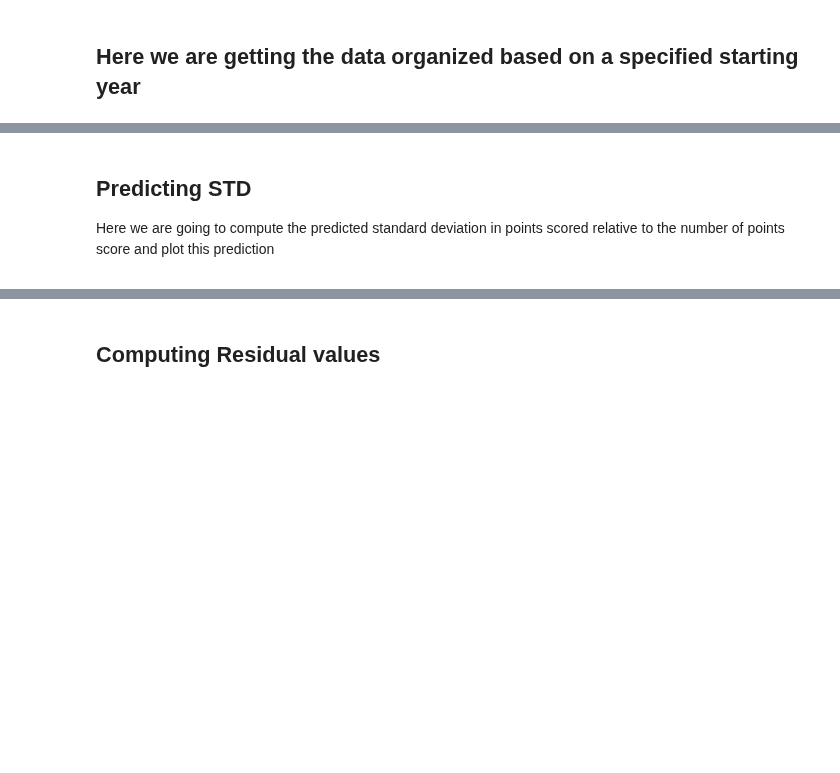
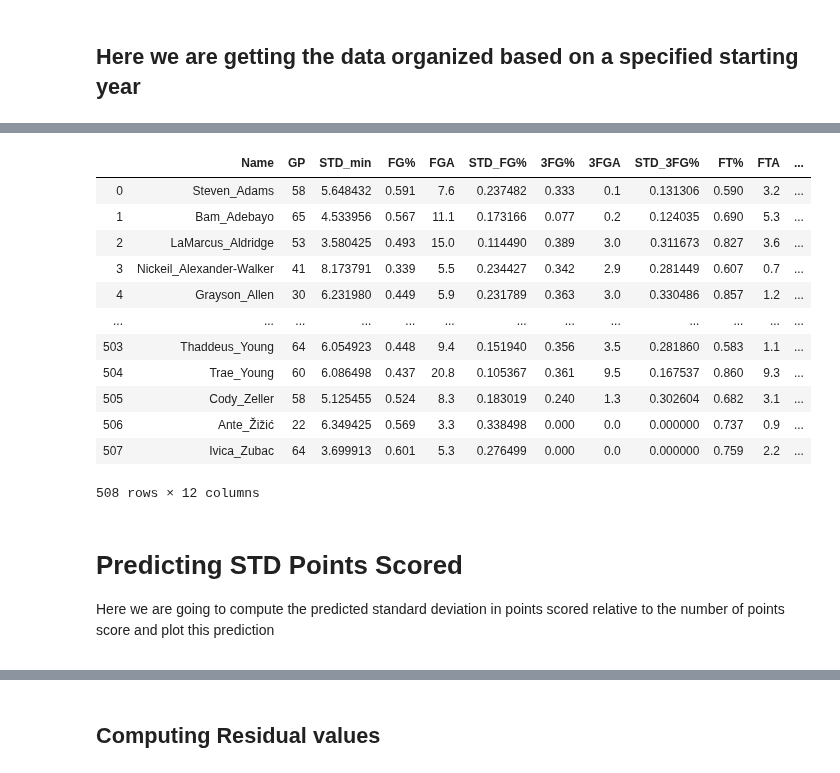
Before and after one commit to benrogers31/Finding-_Inconsistent_NBA_Players, a Jupyter notebook: Measuring_Inconsistency.ipynb, the cells around one changed output, grey strips where cells are left out. Drawn from its saved outputs; the diff is of its cells as text; code cells hidden in the pictures; blank space fills up the shorter version.

```diff
--- a/Measuring_Inconsistency.ipynb
+++ b/Measuring_Inconsistency.ipynb
@@ -32,8 +34,15 @@ for year in range(start_year+1, end_year+1):
 #HERE WE WILL SET CRITERIA FOR OUR DATA BASE AND GET RID OF NANs
 
 #filling null values with 0
-players_df = all_players_df.fillna(0)
+players_df = all_players_df.replace(' ', 0).fillna(0)
 
 #Need to reset index cause when a player has played  on multiple teams
 #then they show up multiple times and we only want season total
 players_df = players_df.reset_index()
+
+###### uncomment if you want only players that have played a certain number of games #####
+# players_df = players_df[players_df['G'] > 25]
+
+
+
+#players_df.head(50)
@@ -126,5 +160,21 @@ for index, player in players_df.iterrows():
+# %%
+percent_df
+# %% [output]
+|  | Name | GP | STD_min | FG% | FGA | STD_FG% | 3FG% | 3FGA | STD_3FG% | FT% | FTA | ... |
+| 0 | Steven_Adams | 58 | 5.648432 | 0.591 | 7.6 | 0.237482 | 0.333 | 0.1 | 0.131306 | 0.590 | 3.2 | ... |
+| 1 | Bam_Adebayo | 65 | 4.533956 | 0.567 | 11.1 | 0.173166 | 0.077 | 0.2 | 0.124035 | 0.690 | 5.3 | ... |
+| 2 | LaMarcus_Aldridge | 53 | 3.580425 | 0.493 | 15.0 | 0.114490 | 0.389 | 3.0 | 0.311673 | 0.827 | 3.6 | ... |
+| 3 | Nickeil_Alexander-Walker | 41 | 8.173791 | 0.339 | 5.5 | 0.234427 | 0.342 | 2.9 | 0.281449 | 0.607 | 0.7 | ... |
+| 4 | Grayson_Allen | 30 | 6.231980 | 0.449 | 5.9 | 0.231789 | 0.363 | 3.0 | 0.330486 | 0.857 | 1.2 | ... |
+| ... | ... | ... | ... | ... | ... | ... | ... | ... | ... | ... | ... | ... |
+| 503 | Thaddeus_Young | 64 | 6.054923 | 0.448 | 9.4 | 0.151940 | 0.356 | 3.5 | 0.281860 | 0.583 | 1.1 | ... |
+| 504 | Trae_Young | 60 | 6.086498 | 0.437 | 20.8 | 0.105367 | 0.361 | 9.5 | 0.167537 | 0.860 | 9.3 | ... |
+| 505 | Cody_Zeller | 58 | 5.125455 | 0.524 | 8.3 | 0.183019 | 0.240 | 1.3 | 0.302604 | 0.682 | 3.1 | ... |
+| 506 | Ante_Žižić | 22 | 6.349425 | 0.569 | 3.3 | 0.338498 | 0.000 | 0.0 | 0.000000 | 0.737 | 0.9 | ... |
+| 507 | Ivica_Zubac | 64 | 3.699913 | 0.601 | 5.3 | 0.276499 | 0.000 | 0.0 | 0.000000 | 0.759 | 2.2 | ... |
+508 rows × 12 columns
 # %% [markdown]
-<h2> Predicting STD </h2>
+<h1> Predicting STD Points Scored</h1>
 <p> Here we are going to compute the predicted standard deviation in points scored relative to the number of points score and plot this prediction <p>
 # %%
 import numpy as np
```
Also changed, not shown: parts of 22 cells of this notebook, 2 other files.
